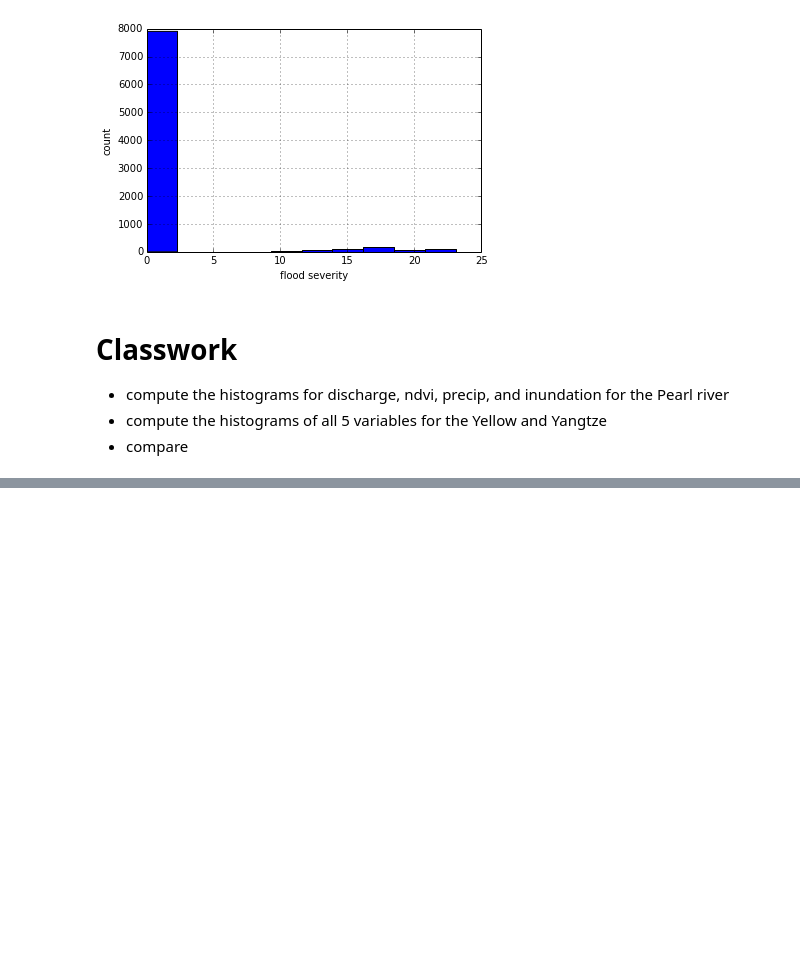
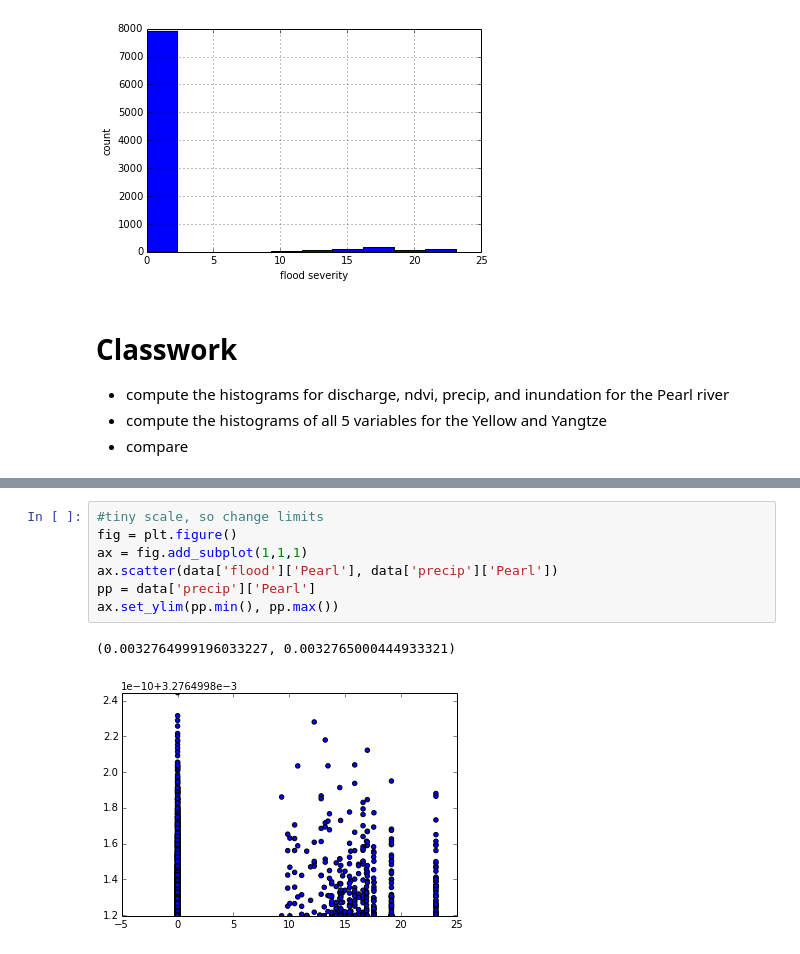
Before and after one commit to story645/EAS213, a Jupyter notebook: notebooks/class2.ipynb, the cells around one changed output, grey strips where cells are left out. Cells and saved outputs as stored; diff of their text form; blank space fills up the shorter version.

```diff
--- a/notebooks/class2.ipynb
+++ b/notebooks/class2.ipynb
@@ -79,0 +125,10 @@ Classwork
+# %%
+#tiny scale, so change limits
+fig = plt.figure()
+ax = fig.add_subplot(1,1,1)
+ax.scatter(data['flood']['Pearl'], data['precip']['Pearl'])
+pp = data['precip']['Pearl']
+ax.set_ylim(pp.min(), pp.max())
+# %% [output]
+(0.0032764999196033227, 0.0032765000444933321)
+[figure, added]
```
Also changed, not shown: parts of 8 cells of this notebook.
